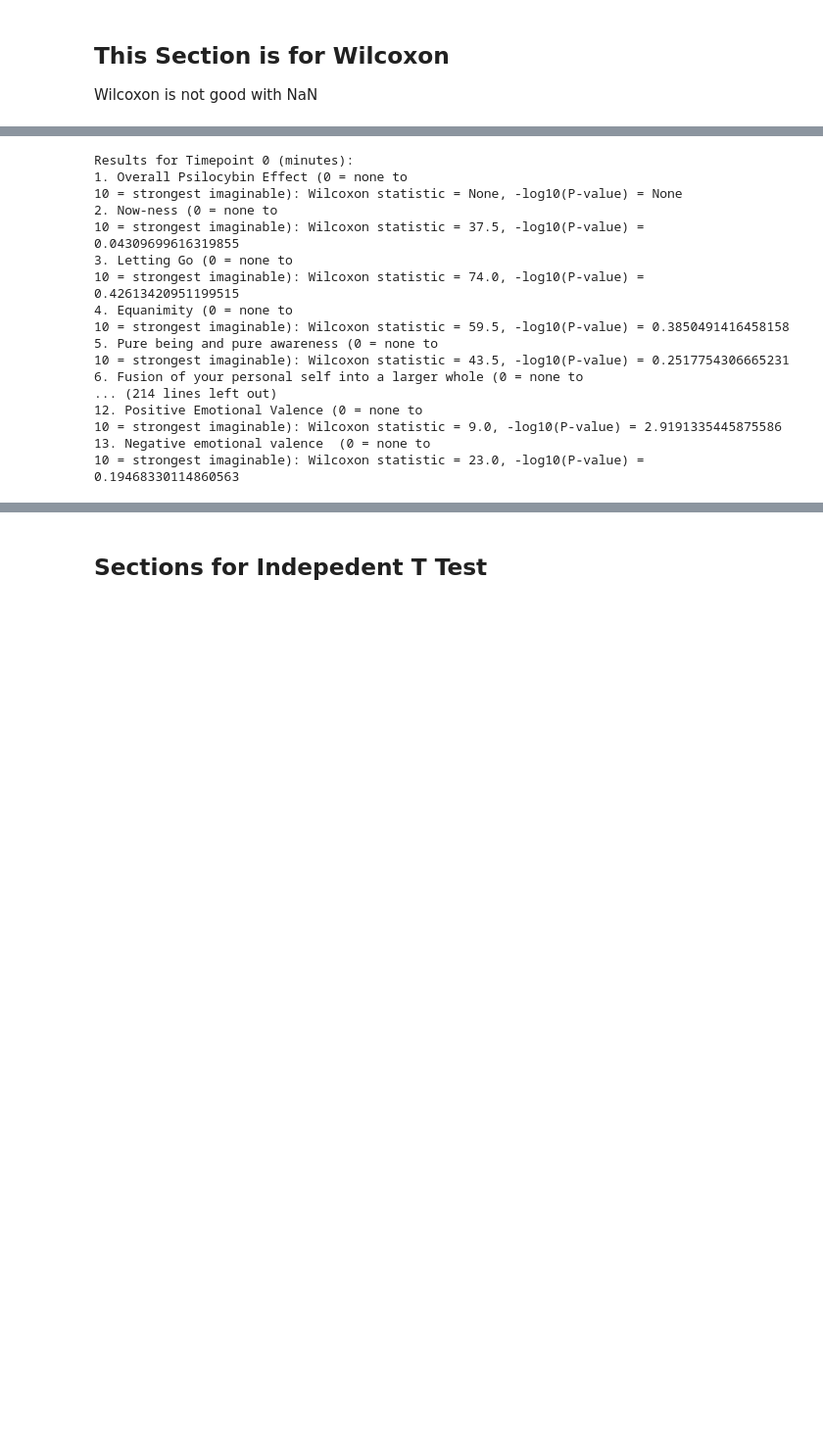
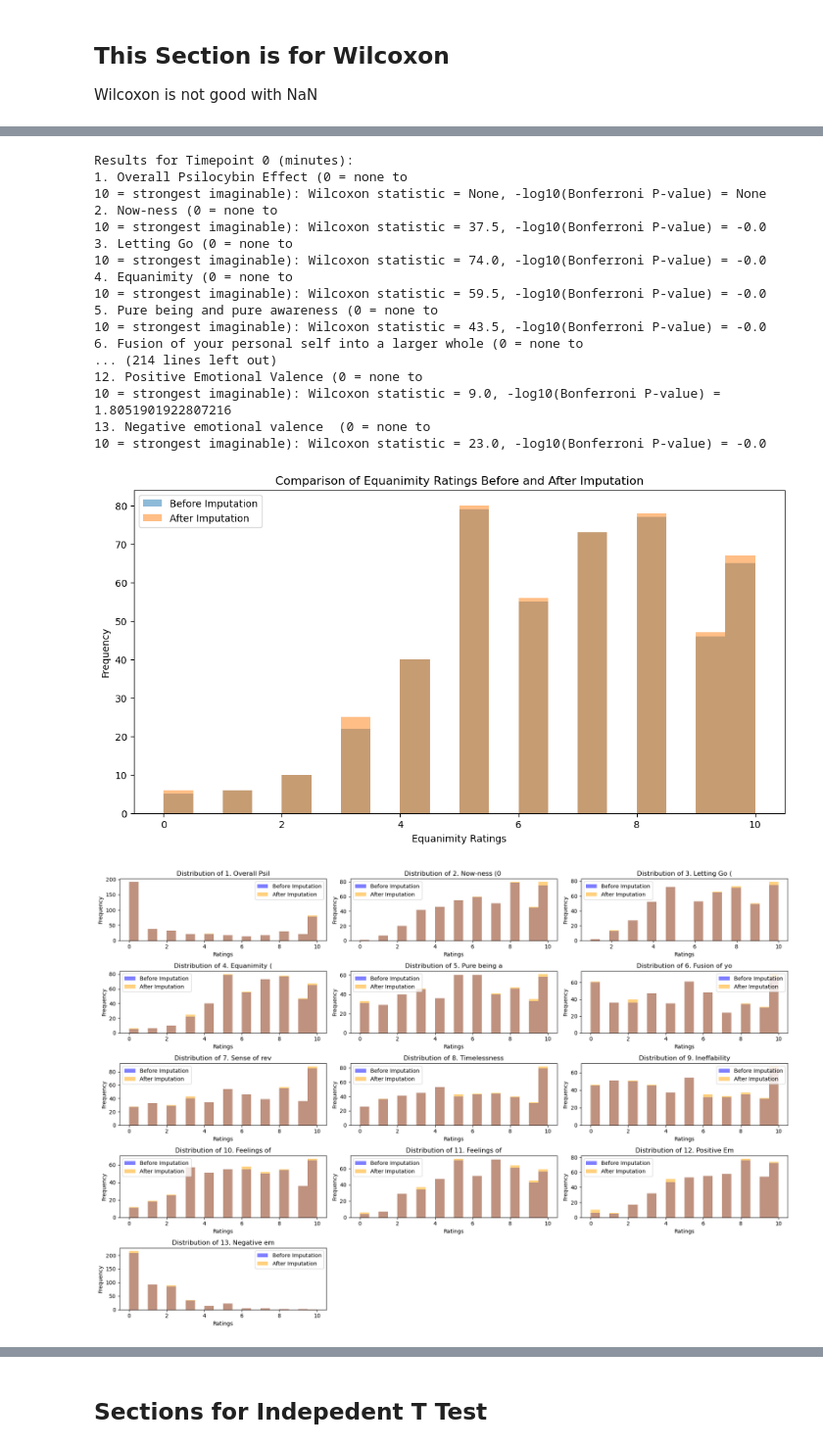
Before and after one commit to CambridgeCat13/neuropsil, a Jupyter notebook: Harriet_T-test.ipynb, the cells around one changed output, grey strips where cells are left out. Shown at 98% size. Cells and saved outputs as stored; diff of their text form; code cells hidden in the pictures; blank space fills up the shorter version.

```diff
--- a/Harriet_T-test.ipynb
+++ b/Harriet_T-test.ipynb
@@ -169,18 +172,23 @@ plt.show()
 
 Wilcoxon is not good with NaN
 # %%
+df_cleaned_imputed = df_cleaned.copy()
+#df_cleaned_imputed[rating_columns] = df_cleaned_imputed[rating_columns].fillna(method='ffill')
+#print("NaN: ",df_cleaned_imputed.isnull().sum())
+if all(col in df_cleaned_imputed.columns for col in rating_columns):
+    df_cleaned_imputed[rating_columns] = df_cleaned_imputed[rating_columns].fillna(method='ffill')
+else:
+    print("Some columns in rating_columns are not found in the DataFrame.")
+
+print("NaN: ", df_cleaned_imputed.isnull().sum())
 for timepoint in timepoints:
     df_timepoint = df_cleaned_imputed[df_cleaned_imputed['Timepoint relative to drug administration (in minutes)'] == timepoint]
     print(f"Missing values for Timepoint {timepoint} (minutes):")
-    print(df_cleaned_imputed[rating_columns].isna().sum())
-#df_cleaned.to_csv('/Users/harriethe/Downloads/missing_values_check.csv', index=False)
+    print(df_timepoint[rating_columns].isna().sum())  # Use df_timepoint to check missing values for the specific timepoint
 
 # Drop rows with missing values for the specific columns
-df_cleaned_imputed = df_cleaned.copy()
 df_cleaned_imputed[rating_columns] = df_cleaned_imputed[rating_columns].fillna(method='ffill')
-print("NaN: ",df_cleaned_imputed.isnull().sum())
-#print(df_cleaned_imputed.shape) #(488, 19)
-#print(df_cleaned.shape) #(488, 19)
+print("NaN: ", df_cleaned_imputed.isnull().sum())
 # %% [output]
 NaN:  Volunteer number                                                                                  0
 Session (1, 2)                                                                                    0
@@ -203,6 +208,8 @@ Unnamed: 17
 Unnamed: 18                                                                                     487
 dtype: int64
 # %%
+m = len(rating_columns)  # Number of comparisons for Bonferroni correction
+
 for timepoint in timepoints:
     # Filter data for the current timepoint
     df_timepoint = df_cleaned_imputed[df_cleaned_imputed['Timepoint relative to drug administration (in minutes)'] == timepoint]
@@ -221,9 +228,17 @@ for timepoint in timepoints:
                 # Perform Wilcoxon signed-rank test
                 t_stat, p_value = wilcoxon(placebo_scores[col], exp_scores[col], zero_method='wilcox', correction=False)
 
-                # Transform p-values using -log10(p-value) if p_value > 0
-                log_p_value = -np.log10(p_value) if p_value > 0 else None
-                paired_results_by_time[timepoint][col] = (t_stat, log_p_value)  # Store log-transformed p-value
+                # Apply Bonferroni correction
+                bonferroni_p_value = p_value * m
+                if bonferroni_p_value > 1:  # Ensure that p-value doesn't exceed 1
+                    bonferroni_p_value = 1
+
+                # Use a tiny threshold to avoid zero p-values
+                tiny_threshold = 1e-14
+                # Transform p-values using -log10(p-value) with the tiny threshold for small p-values
+                log_bonferroni_p_value = -np.log10(max(bonferroni_p_value, tiny_threshold))
+
+                paired_results_by_time[timepoint][col] = (t_stat, log_bonferroni_p_value)  # Store log-transformed p-value
             except ValueError:
                 # Handle case where Wilcoxon test cannot be computed (e.g., all zero differences)
                 paired_results_by_time[timepoint][col] = (None, None)
@@ -232,27 +247,53 @@ for timepoint in timepoints:
 
     # Print the results for this timepoint
     print(f"Results for Timepoint {timepoint} (minutes):")
-    for col, (t_stat, log_p_value) in paired_results_by_time[timepoint].items():
-        print(f"{col}: Wilcoxon statistic = {t_stat}, -log10(P-value) = {log_p_value}")
+    for col, (t_stat, log_bonferroni_p_value) in paired_results_by_time[timepoint].items():
+        print(f"{col}: Wilcoxon statistic = {t_stat}, -log10(Bonferroni P-value) = {log_bonferroni_p_value}")
     print("\n")
 # %% [output]
 Results for Timepoint 0 (minutes):
 1. Overall Psilocybin Effect (0 = none to
-10 = strongest imaginable): Wilcoxon statistic = None, -log10(P-value) = None
+10 = strongest imaginable): Wilcoxon statistic = None, -log10(Bonferroni P-value) = None
 2. Now-ness (0 = none to
-10 = strongest imaginable): Wilcoxon statistic = 37.5, -log10(P-value) = 0.04309699616319855
+10 = strongest imaginable): Wilcoxon statistic = 37.5, -log10(Bonferroni P-value) = -0.0
 3. Letting Go (0 = none to
-10 = strongest imaginable): Wilcoxon statistic = 74.0, -log10(P-value) = 0.42613420951199515
+10 = strongest imaginable): Wilcoxon statistic = 74.0, -log10(Bonferroni P-value) = -0.0
 4. Equanimity (0 = none to
-10 = strongest imaginable): Wilcoxon statistic = 59.5, -log10(P-value) = 0.3850491416458158
+10 = strongest imaginable): Wilcoxon statistic = 59.5, -log10(Bonferroni P-value) = -0.0
 5. Pure being and pure awareness (0 = none to
-10 = strongest imaginable): Wilcoxon statistic = 43.5, -log10(P-value) = 0.2517754306665231
+10 = strongest imaginable): Wilcoxon statistic = 43.5, -log10(Bonferroni P-value) = -0.0
 6. Fusion of your personal self into a larger whole (0 = none to
 ... (214 lines left out)
 12. Positive Emotional Valence (0 = none to
-10 = strongest imaginable): Wilcoxon statistic = 9.0, -log10(P-value) = 2.9191335445875586
+10 = strongest imaginable): Wilcoxon statistic = 9.0, -log10(Bonferroni P-value) = 1.8051901922807216
 13. Negative emotional valence  (0 = none to
-10 = strongest imaginable): Wilcoxon statistic = 23.0, -log10(P-value) = 0.19468330114860563
+10 = strongest imaginable): Wilcoxon statistic = 23.0, -log10(Bonferroni P-value) = -0.0
+# %%
+plt.figure(figsize=(12, 6))
+plt.hist(df_cleaned['4. Equanimity (0 = none to\n10 = strongest imaginable)'], bins=20, alpha=0.5, label='Before Imputation')
+plt.hist(df_cleaned_imputed['4. Equanimity (0 = none to\n10 = strongest imaginable)'], bins=20, alpha=0.5, label='After Imputation')
+plt.xlabel('Equanimity Ratings')
+plt.ylabel('Frequency')
+plt.title('Comparison of Equanimity Ratings Before and After Imputation')
+plt.legend()
+plt.show
+
+plt.figure(figsize=(18, 12))
+
+for i, question in enumerate(rating_columns):
+    plt.subplot(5, 3, i+1)
+    plt.hist(df_cleaned[question], bins=20, alpha=0.5, label='Before Imputation', color='blue')
+    plt.hist(df_cleaned_imputed[question], bins=20, alpha=0.5, label='After Imputation', color='orange')
+    plt.title(f'Distribution of {question[:15]}')  # Truncate title for readability
+    plt.xlabel('Ratings')
+    plt.ylabel('Frequency')
+    plt.legend()
+
+plt.tight_layout()
+plt.show()
+# %% [output]
+[figure, added]
+[figure, added]
 # %%
 specific_timepoints = [0, 30, 60, 120, 180, 240, 300, 360]
 custom_colors = [
```
Also changed, not shown: parts of 6 cells of this notebook.
